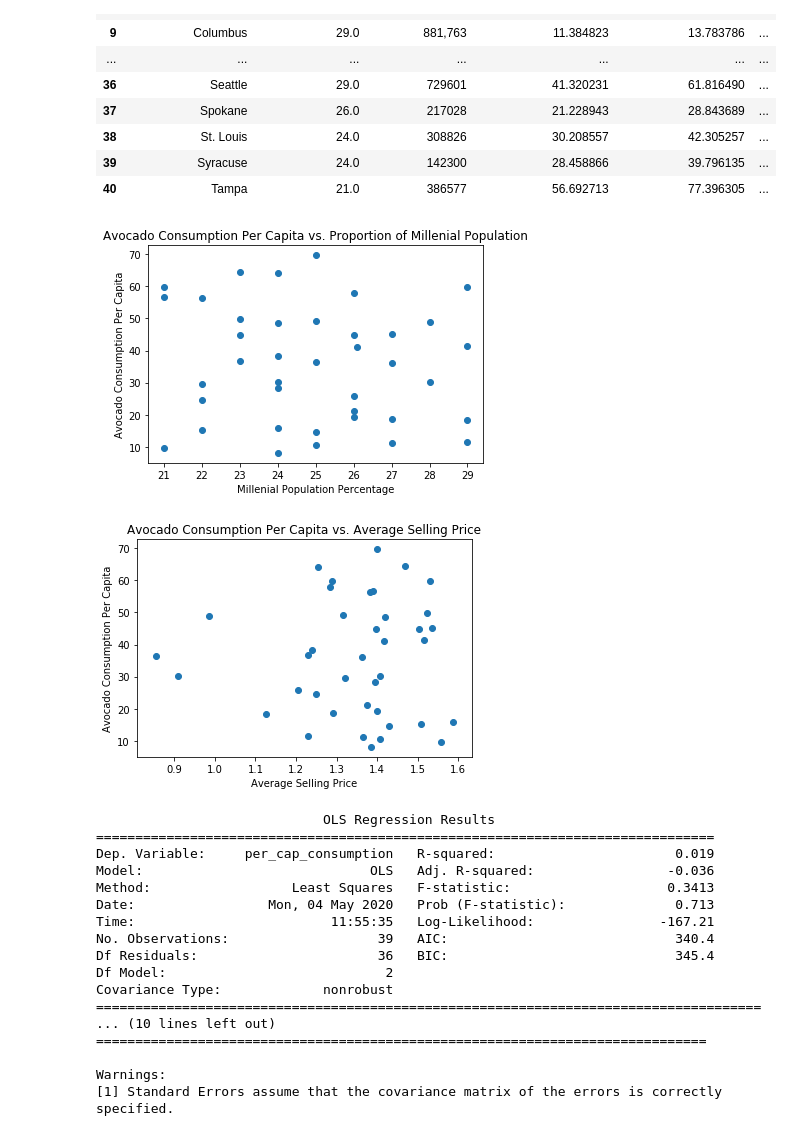
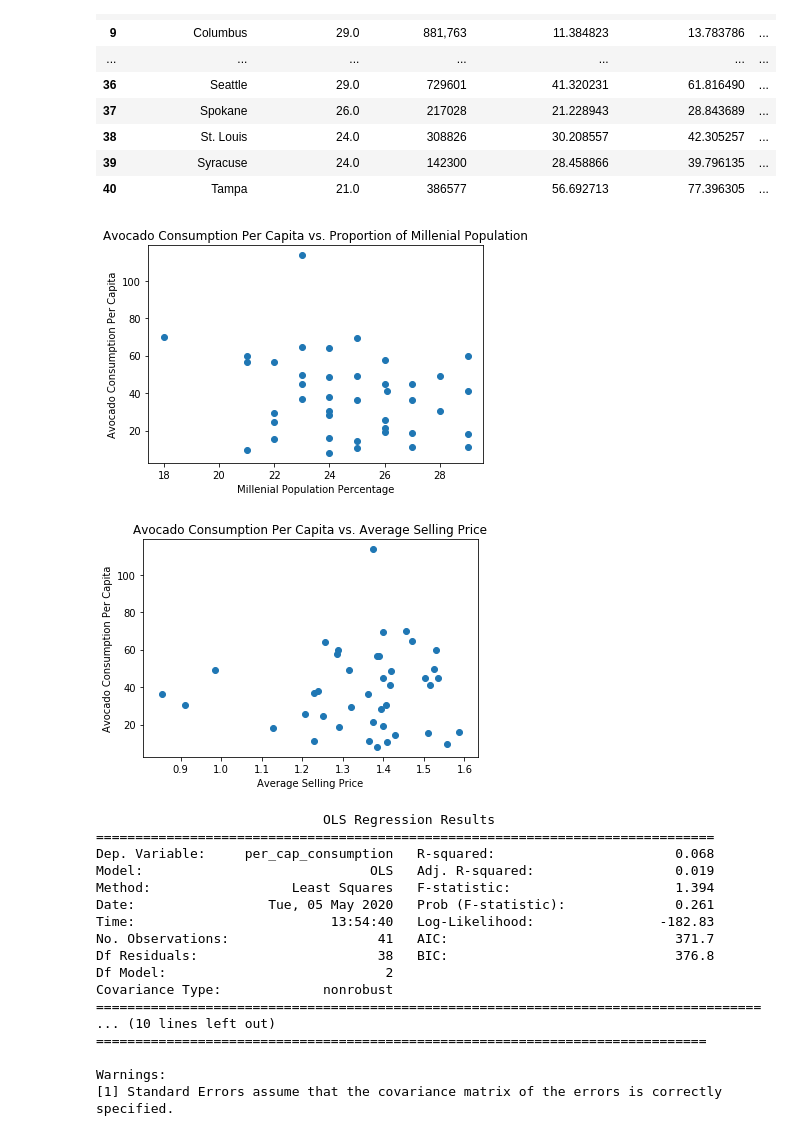
Before and after one commit to schen9981/avocaodo-millenial-analysis, a Jupyter notebook: analysis/analysis_new_mary.ipynb, the cells around one changed output. Cells and saved outputs as stored; diff of their text form; code cells hidden in the pictures.

```diff
--- a/analysis/analysis_new_mary.ipynb
+++ b/analysis/analysis_new_mary.ipynb
@@ -37,19 +37,19 @@ merged_df
 # merged_df.plot.bar(x='city', y='per_cap_consumption')
 # %%
 # remove outliers
-outliers = ["Harrisburg/Scranton", "Miami/FT. Lauderdale"]
-merged_df = merged_df[~merged_df['city'].isin(outliers)]
-merged_df
+# outliers = ["Harrisburg/Scranton", "Miami/FT. Lauderdale"]
+# merged_df = merged_df[~merged_df['city'].isin(outliers)]
+# merged_df
 
 millenial_percent = merged_df['percent_millenial']
 avo_cap = merged_df['per_cap_consumption']
 plt.scatter(millenial_percent, avo_cap)
 plt.title("Avocado Consumption Per Capita vs. Proportion of Millenial Population")
 plt.xlabel("Millenial Population Percentage")
 plt.ylabel("Avocado Consumption Per Capita")
 plt.show()
 # %% [output]
-[figure, old version]
+[figure, new version]
 # %%
 price = merged_df['asp_current_year']
 avo_cap = merged_df['per_cap_consumption']
@@ -59,10 +59,11 @@ plt.xlabel("Average Selling Price")
 plt.ylabel("Avocado Consumption Per Capita")
 plt.show()
 # %% [output]
-[figure, old version]
+[figure, new version]
 # %%
 # X = merged_df[['percent_millenial']]
 # X = merged_df[['percent_millenial', 'asp_current_year']]
+merged_df['percent_millenial_sq'] = merged_df['percent_millenial'] ** 2
 X = merged_df[['percent_millenial', 'asp_current_year']]
 y = merged_df['per_cap_consumption']
 X = sm.add_constant(X)
@@ -72,13 +73,13 @@ print(results.summary())
 # %% [output]
                              OLS Regression Results
 ===============================================================================
-Dep. Variable:     per_cap_consumption   R-squared:                       0.019
-Model:                             OLS   Adj. R-squared:                 -0.036
-Method:                  Least Squares   F-statistic:                    0.3413
-Date:                 Mon, 04 May 2020   Prob (F-statistic):              0.713
-Time:                         11:55:35   Log-Likelihood:                -167.21
-No. Observations:                   39   AIC:                             340.4
-Df Residuals:                       36   BIC:                             345.4
+Dep. Variable:     per_cap_consumption   R-squared:                       0.068
+Model:                             OLS   Adj. R-squared:                  0.019
+Method:                  Least Squares   F-statistic:                     1.394
+Date:                 Tue, 05 May 2020   Prob (F-statistic):              0.261
+Time:                         13:54:40   Log-Likelihood:                -182.83
+No. Observations:                   41   AIC:                             371.7
+Df Residuals:                       38   BIC:                             376.8
 Df Model:                            2
 Covariance Type:             nonrobust
 =====================================================================================
```
Also changed, not shown: 8 other files.
